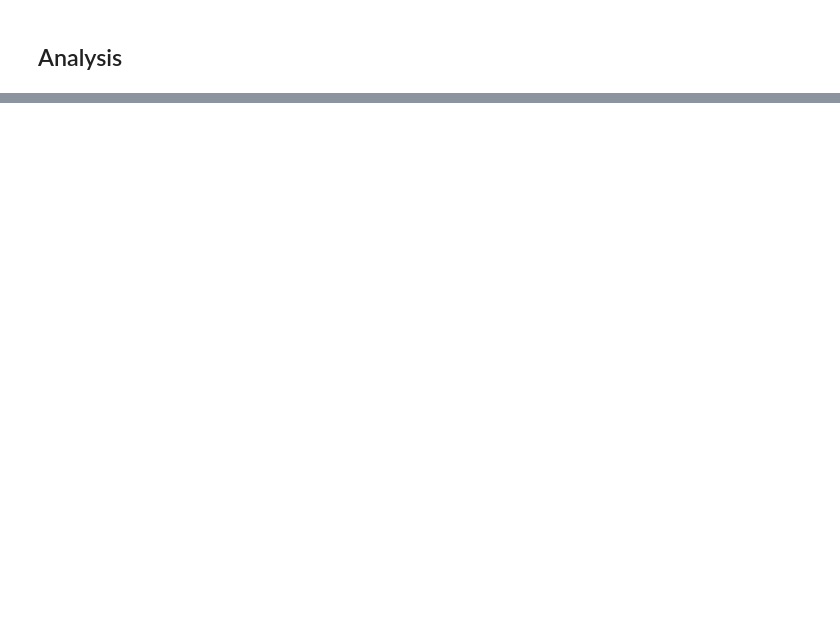
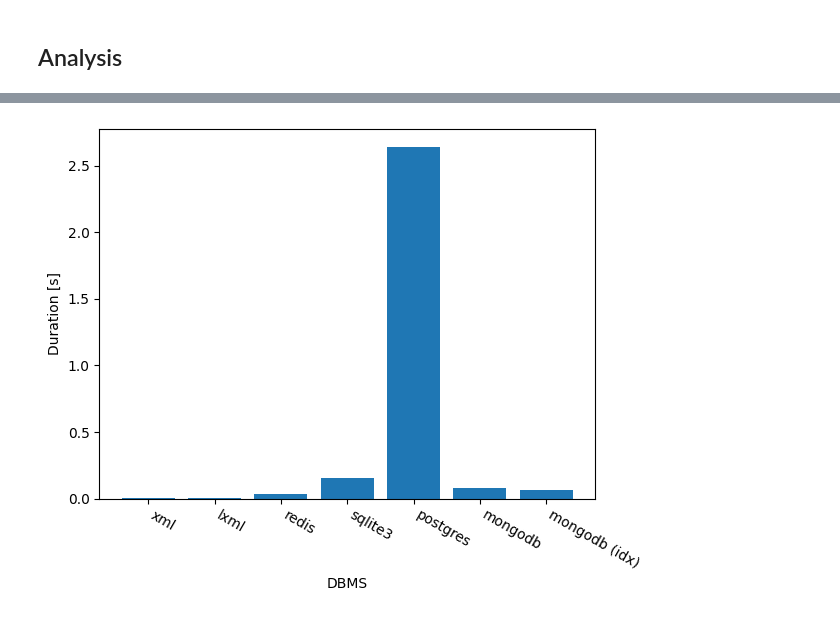
Before and after one commit to elektrobohemian/courses, a Jupyter notebook: data_management/polyglot_db_challenge.ipynb, the cells around one changed output, grey strips where cells are left out. Saved outputs shown, nothing was run; the diff lists cells and outputs as text; code cells hidden in the pictures; blank space fills up the shorter version.

```diff
--- a/data_management/polyglot_db_challenge.ipynb
+++ b/data_management/polyglot_db_challenge.ipynb
@@ -1023,3 +1082,16 @@ plt.show()
+# %%
+df3=df_init[(df_init['db']!='duckdb')]
+
+plt.bar(df3['db'], df3['duration'], label=row['db'])
+plt.xticks(rotation=330,ha='left')
+
+plt.xlabel("DBMS")
+plt.ylabel("Duration [s]")
+
+plt.savefig('../data/plots/init_all_no_duckdb.pdf')
+plt.show()
+# %% [output]
+[figure, added]
 # %%
 # save the dataframe for later usage
 # only uncomment the next three lines if you REALLY want to override all saved data
```
Also changed, not shown: parts of 35 cells of this notebook, 8 other files.
